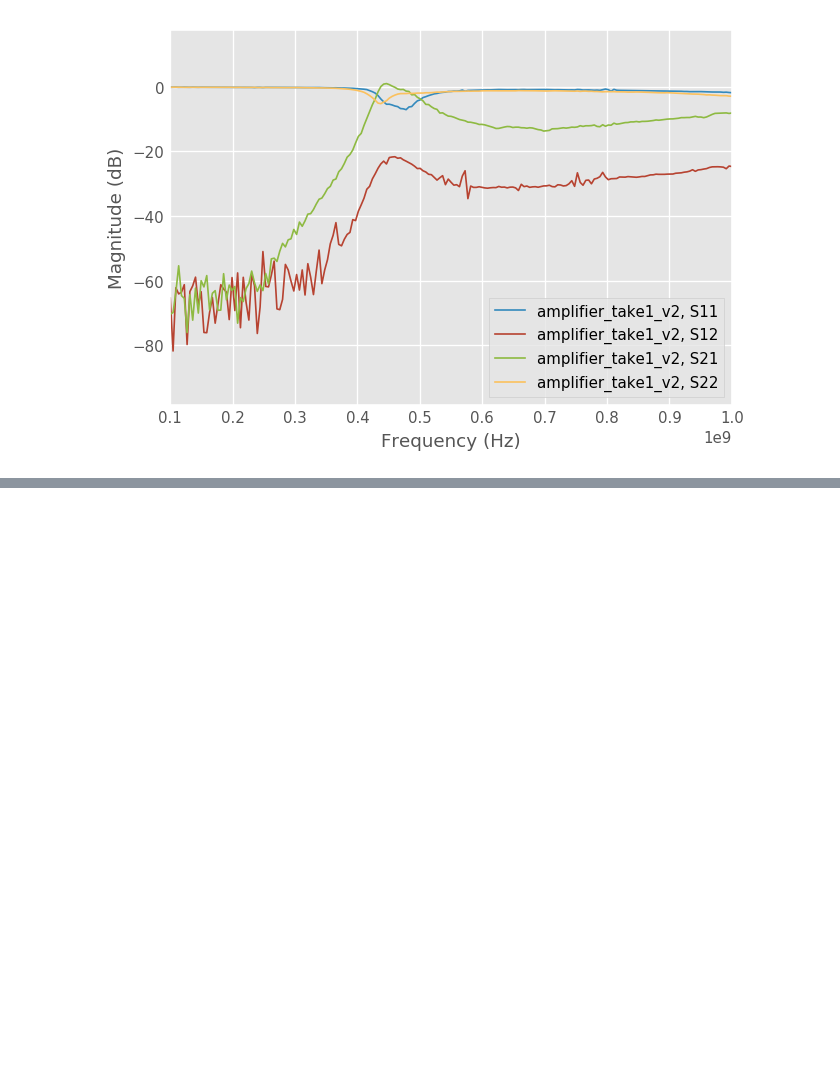
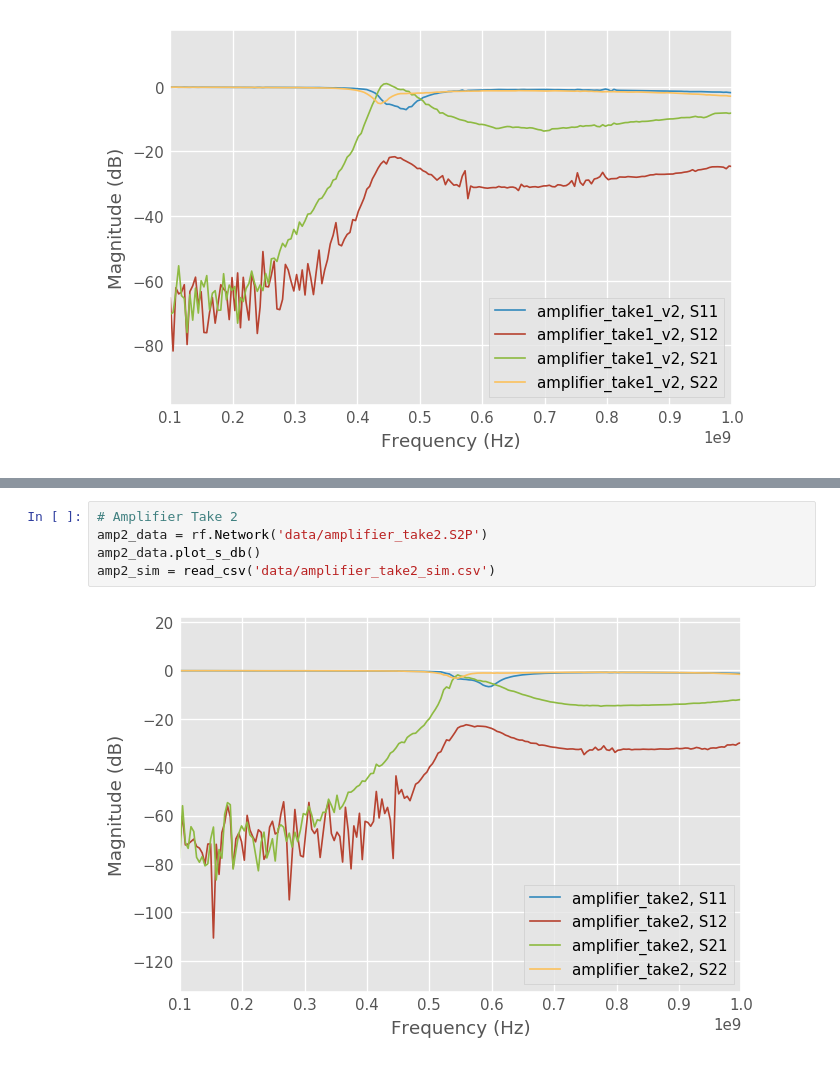
Before and after one commit to vighneshiyer/ee142_labs, a Jupyter notebook: lab3/lab3_notebook.ipynb, the cells around one changed output, grey strips where cells are left out. Saved outputs shown, nothing was run; the diff lists cells and outputs as text; blank space fills up the shorter version.

```diff
--- a/lab3/lab3_notebook.ipynb
+++ b/lab3/lab3_notebook.ipynb
@@ -128,0 +124,7 @@ plt.savefig('figs/amplifier_take1_comparison.pdf', bbox_inches='tight', dpi=300)
+# %%
+# Amplifier Take 2
+amp2_data = rf.Network('data/amplifier_take2.S2P')
+amp2_data.plot_s_db()
+amp2_sim = read_csv('data/amplifier_take2_sim.csv')
+# %% [output]
+[figure, added]
```
Also changed, not shown: parts of 4 cells of this notebook, 5 other files.
